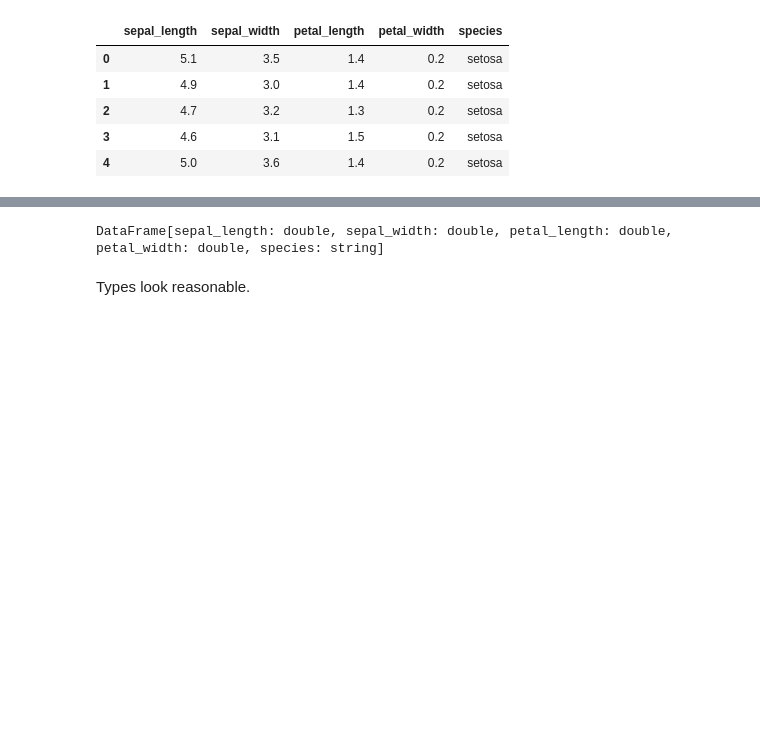
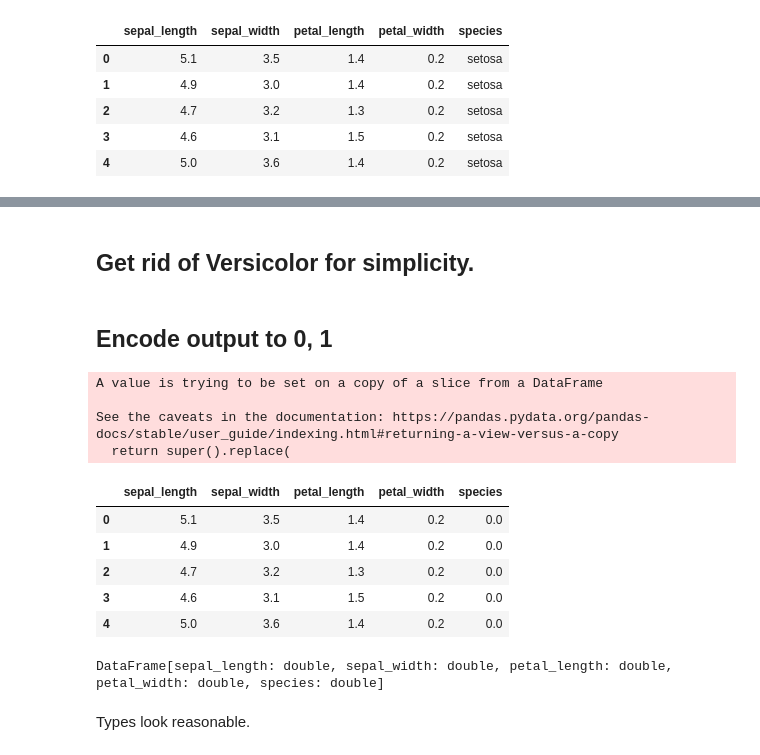
Before and after one commit to Affirm/shparkley, a Jupyter notebook: examples/simple.ipynb, the cells around one changed output, grey strips where cells are left out. Saved outputs shown, nothing was run; the diff lists cells and outputs as text; code cells hidden in the pictures; blank space fills up the shorter version.

```diff
--- a/examples/simple.ipynb
+++ b/examples/simple.ipynb
@@ -75,8 +89,32 @@ iris.head()
+# %% [markdown]
+## Get rid of Versicolor for simplicity.
+# %%
+iris_no_vers = iris[
+    iris['species'] != 'versicolor'
+]
+# %% [markdown]
+## Encode output to 0, 1
+# %%
+iris_no_vers.loc[:, 'species'].replace({'setosa': 0.0, 'virginica': 1.0}, inplace=True)
+# %% [output]
+A value is trying to be set on a copy of a slice from a DataFrame
+
+See the caveats in the documentation: https://pandas.pydata.org/pandas-docs/stable/user_guide/indexing.html#returning-a-view-versus-a-copy
+  return super().replace(
+# %%
+iris_no_vers.head()
+# %% [output]
+|  | sepal_length | sepal_width | petal_length | petal_width | species |
+| 0 | 5.1 | 3.5 | 1.4 | 0.2 | 0.0 |
+| 1 | 4.9 | 3.0 | 1.4 | 0.2 | 0.0 |
+| 2 | 4.7 | 3.2 | 1.3 | 0.2 | 0.0 |
+| 3 | 4.6 | 3.1 | 1.5 | 0.2 | 0.0 |
+| 4 | 5.0 | 3.6 | 1.4 | 0.2 | 0.0 |
 # %%
-spark_iris = sql_context.createDataFrame(iris)  # schema is None, so inferring types..
+spark_iris = sql_context.createDataFrame(iris_no_vers)  # schema is None, so inferring types..
 spark_iris
 # %% [output]
-DataFrame[sepal_length: double, sepal_width: double, petal_length: double, petal_width: double, species: string]
+DataFrame[sepal_length: double, sepal_width: double, petal_length: double, petal_width: double, species: double]
 # %% [markdown]
 Types look reasonable.
 # %%
```
Also changed, not shown: parts of 17 cells of this notebook.
